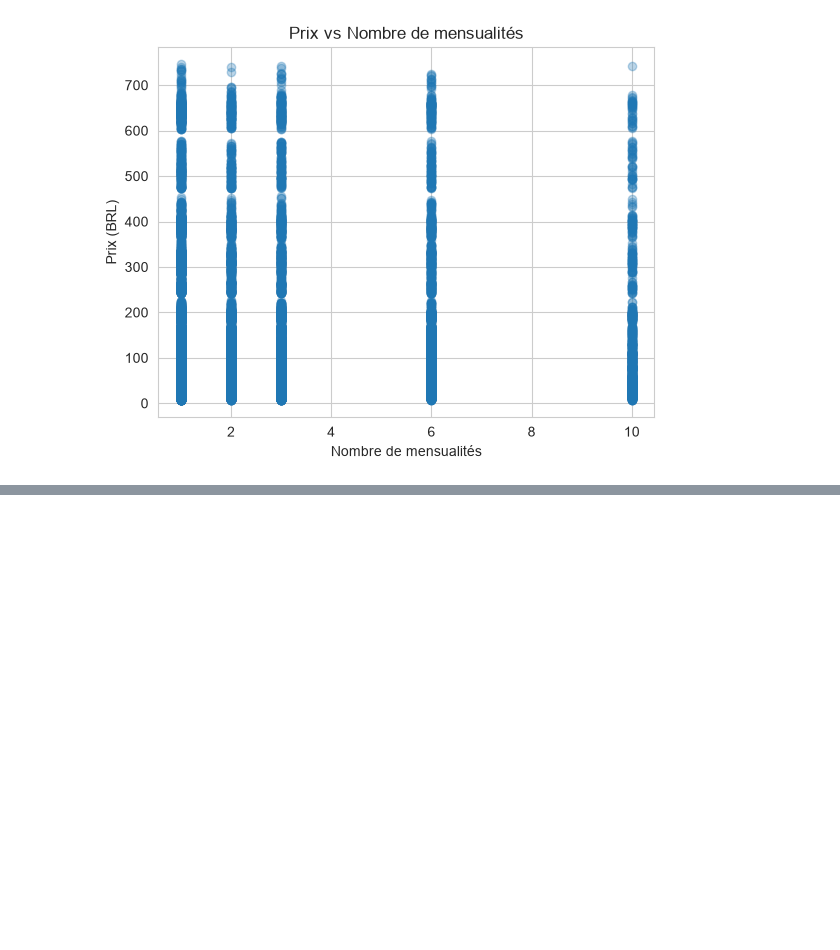
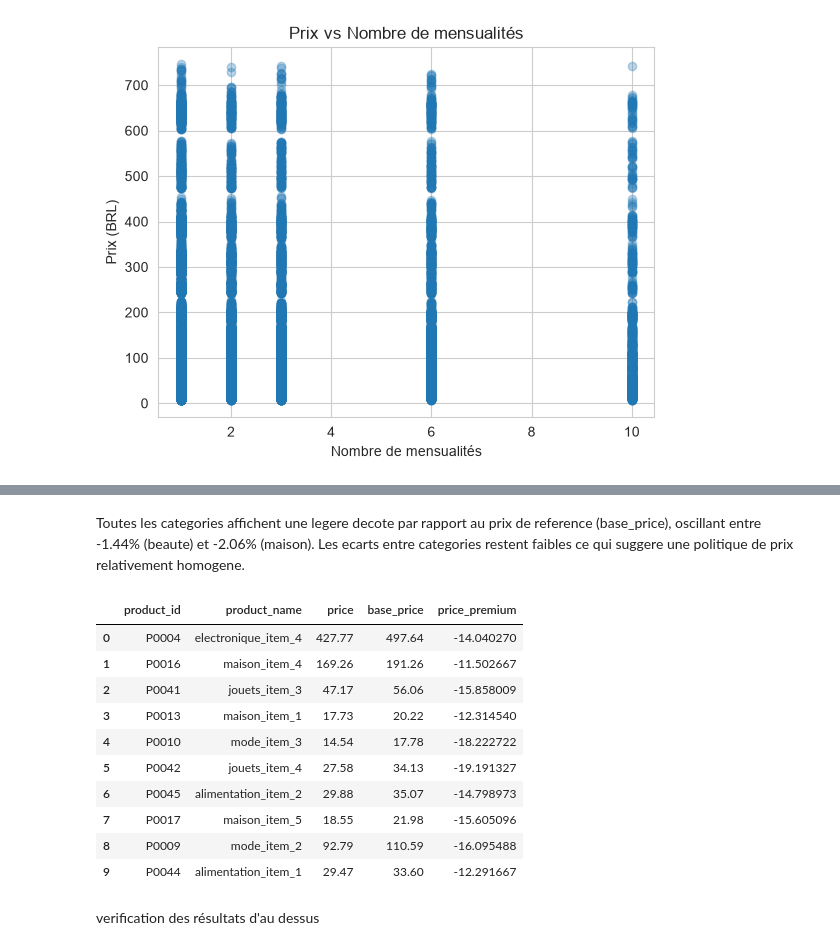
Before and after one commit to Mace-Erwan/Analyse-d-un-marketplace-e-commerce, a Jupyter notebook: Analyse.ipynb, the cells around one changed output, grey strips where cells are left out. Saved outputs shown, nothing was run; the diff lists cells and outputs as text; code cells hidden in the pictures; blank space fills up the shorter version.

Commit message:
Jointure avec products.csv
Ajout product_name et base_price via merge, top 10 produits vendus, calcul du price_premium par categorie

```diff
--- a/Analyse.ipynb
+++ b/Analyse.ipynb
@@ -542,0 +543,8 @@ Cela signifie que que le choix du nombre de mensualites depend des preferences p
+# %%
+df = orders.merge(products[["product_id", "product_name", "base_price"]],
+                   on="product_id", how="left")
+
+print(df["product_name"].value_counts().head(10))
+
+df["price_premium"] = (df["price"] - df["base_price"]) / df["base_price"] * 100
+print(df.groupby("product_category")["price_premium"].mean().sort_values(ascending=False))
@@ -542,0 +569,18 @@ Cela signifie que que le choix du nombre de mensualites depend des preferences p
+# %% [markdown]
+Toutes les categories affichent une legere decote par rapport au prix de reference (base_price), oscillant entre -1.44% (beaute) et -2.06% (maison). Les ecarts entre categories restent faibles ce qui suggere une politique de prix relativement homogene.
+# %%
+df[["product_id", "product_name", "price", "base_price", "price_premium"]].head(10)
+# %% [output]
+|  | product_id | product_name | price | base_price | price_premium |
+| 0 | P0004 | electronique_item_4 | 427.77 | 497.64 | -14.040270 |
+| 1 | P0016 | maison_item_4 | 169.26 | 191.26 | -11.502667 |
+| 2 | P0041 | jouets_item_3 | 47.17 | 56.06 | -15.858009 |
+| 3 | P0013 | maison_item_1 | 17.73 | 20.22 | -12.314540 |
+| 4 | P0010 | mode_item_3 | 14.54 | 17.78 | -18.222722 |
+| 5 | P0042 | jouets_item_4 | 27.58 | 34.13 | -19.191327 |
+| 6 | P0045 | alimentation_item_2 | 29.88 | 35.07 | -14.798973 |
+| 7 | P0017 | maison_item_5 | 18.55 | 21.98 | -15.605096 |
+| 8 | P0009 | mode_item_2 | 92.79 | 110.59 | -16.095488 |
+| 9 | P0044 | alimentation_item_1 | 29.47 | 33.60 | -12.291667 |
+# %% [markdown]
+verification des résultats d'au dessus
```
Also changed, not shown: parts of 2 cells of this notebook.
